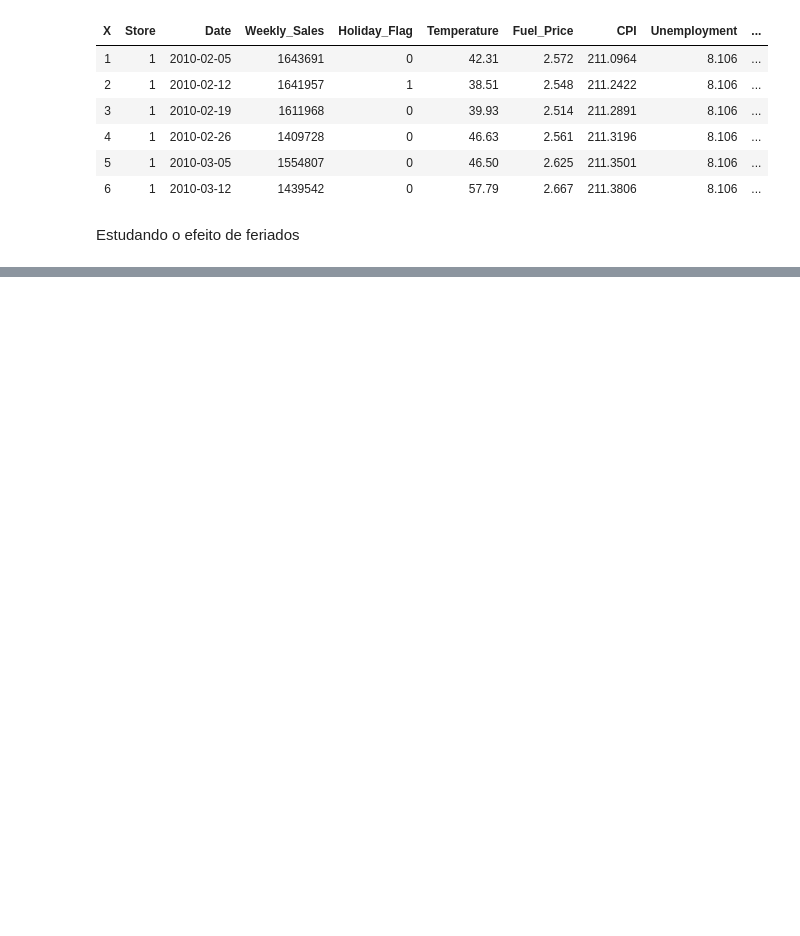
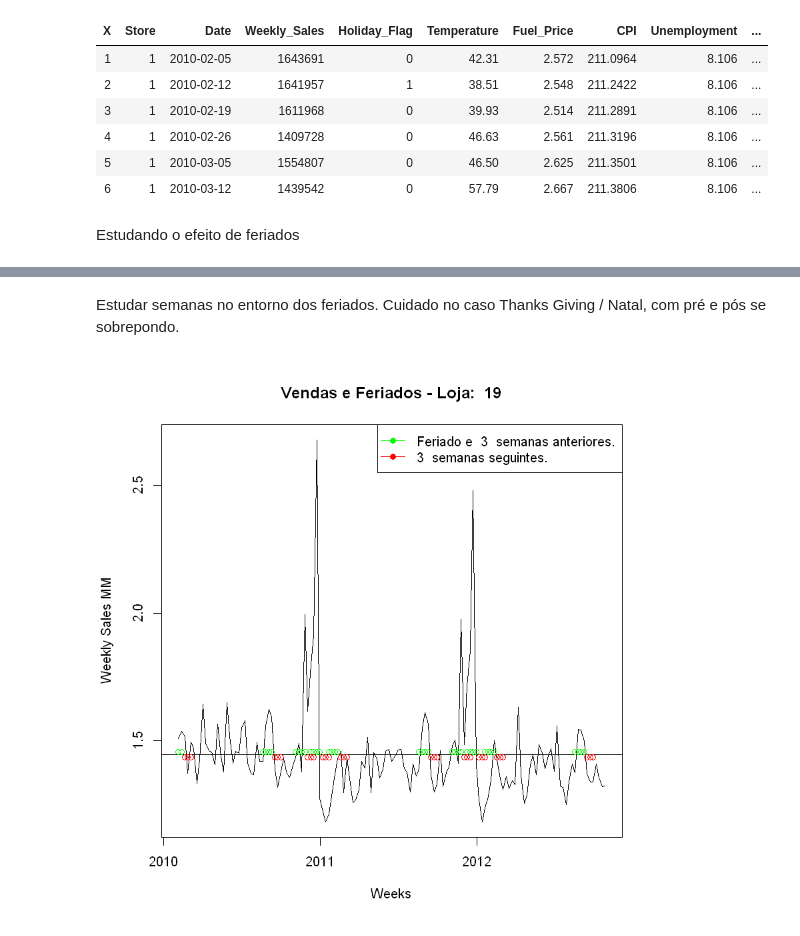
Before and after one commit to guilhermersduarte/Projeto-Aplicado-1, a Jupyter notebook: src/r_amaral/Walmart_AE_07_Holiday.ipynb, the cells around one changed output, grey strips where cells are left out. Saved outputs shown, nothing was run; the diff lists cells and outputs as text; code cells hidden in the pictures; blank space fills up the shorter version.

```diff
--- a/src/r_amaral/Walmart_AE_07_Holiday.ipynb
+++ b/src/r_amaral/Walmart_AE_07_Holiday.ipynb
@@ -34,0 +36,46 @@ legend("bottomright", legend="Feriado", lty=1, col="red", text.col="black")
+# %% [markdown]
+Estudar semanas no entorno dos feriados. Cuidado no caso Thanks Giving / Natal, com pré e pós se sobrepondo.
+# %%
+weeks_pre = 3
+weeks_post = 3
+condition = dfplot$Holiday_Flag == 1
+holiday_dates = dfplot$Date[which(condition)]
+nholidays = length(holiday_dates)
+
+
+
+##Pre Holiday
+dfplot$Pre_Holiday = 0
+for (i in 1:nholidays){
+
+    match_date = dfplot$Date[which(condition)[i]]
+
+    dfplot$Pre_Holiday = ifelse(dfplot$Date <= match_date & dfplot$Date >= (match_date - weeks_pre*7),1,dfplot$Pre_Holiday)
+
+    }
+
+#Post Holiday
+dfplot$Post_Holiday = 0
+for (i in 1:nholidays){
+
+    match_date = dfplot$Date[which(condition)[i]]
+
+    dfplot$Post_Holiday = ifelse(dfplot$Date > match_date & dfplot$Date <= (match_date + weeks_post*7),1,dfplot$Post_Holiday)
+
+    }
+
+
+plot(dfplot$Date,dfplot$Weekly_Sales/1000000,
+    type='l',
+    ylab = 'Weekly Sales MM',
+    xlab = 'Weeks',
+    main = paste( 'Vendas e Feriados - Loja: ', nstore))
+abline(h=sales_mean)
+points(dfplot$Date,(dfplot$Pre_Holiday)*sales_mean+0.01, col = "green")
+points(dfplot$Date,(dfplot$Post_Holiday)*sales_mean-0.01, col = "red")
+legend("topright", legend=c(paste("Feriado e ", weeks_pre, " semanas anteriores."),
+                              paste(weeks_post, " semanas seguintes.")),
+                               pch=c(16, 16),
+                               lty=1, col=c("green","red"), text.col="black")
+# %% [output]
+[figure, added]
```
Also changed, not shown: parts of 4 cells of this notebook.
